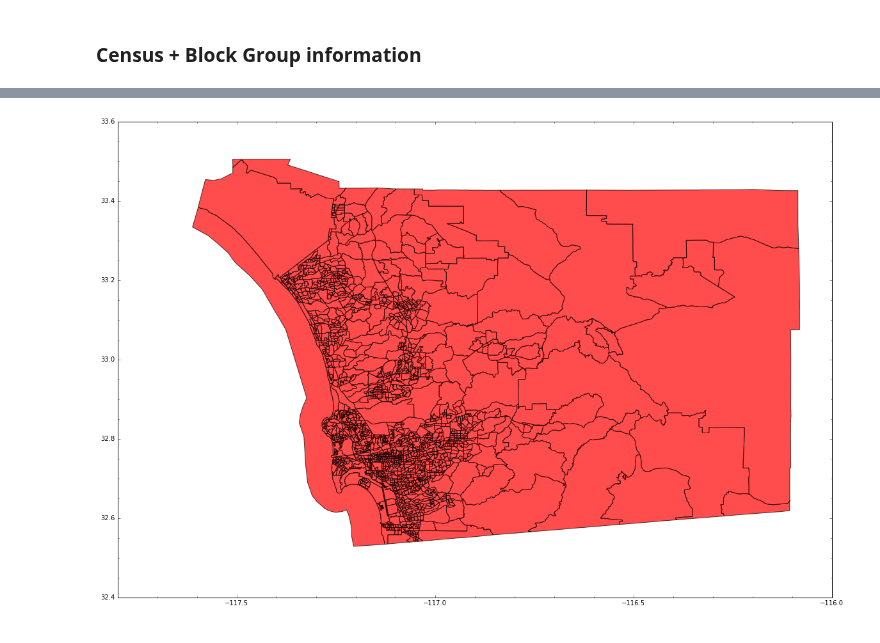
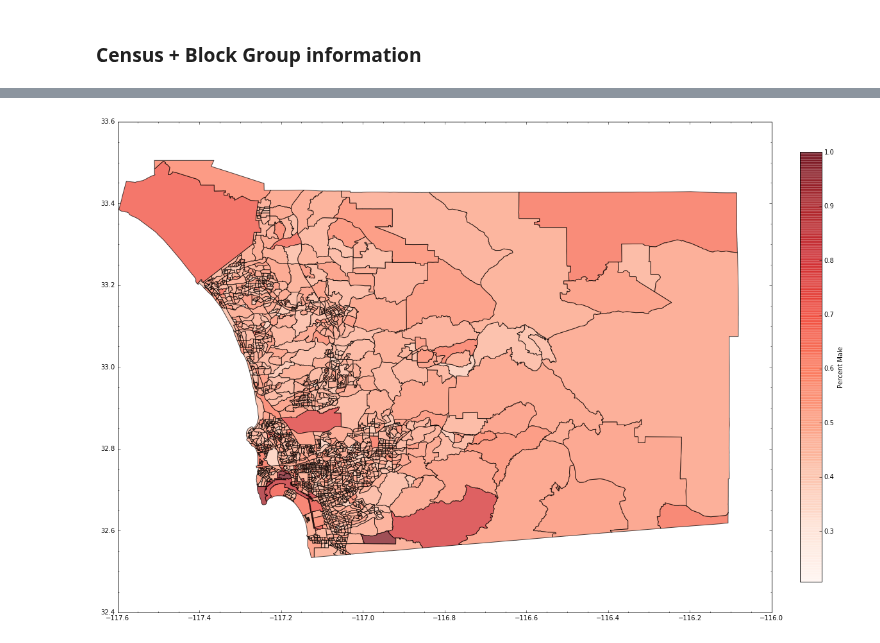
Before and after one commit to katiesch/insight2016, a Jupyter notebook: 311_blocks.ipynb, the cells around one changed output, grey strips where cells are left out. Cells and saved outputs as stored; diff of their text form; code cells hidden in the pictures.

Commit message:
Colorcoding block groups based on demographic information

```diff
--- a/311_blocks.ipynb
+++ b/311_blocks.ipynb
@@ -619,8 +619,8 @@ can use reader.fields for a bit more info
 # %%
 bg_info = pd.DataFrame(reader.records())
 # %%
-sdcounty = bg_info.loc[np.where(bg_info[1]=='073')[0]]
-sdcounty_index = np.where(bg_info[1]=='073')[0]
+sdcounty = bg_info.loc[np.where((bg_info[1]=='073') & (bg_info[3]!='0'))[0]]
+sdcounty_index = np.where((bg_info[1]=='073') & (bg_info[3]!='0'))[0]
 # %% [markdown]
 ### Census + Block Group information
 # %%
@@ -635,6 +630,6 @@ See the caveats in the documentation: http://pandas.pydata.org/pandas-docs/stabl
 # %%
-sdcounty['tract'] = sdcounty['tract'].astype(int)
-sdcounty['blockgroup'] = sdcounty['blockgroup'].astype(int)
+sdcounty.loc[:,'tract'] = sdcounty.loc[:,'tract'].astype(int)
+sdcounty.loc[:,'blockgroup'] = sdcounty.loc[:,'blockgroup'].astype(int)
 
-census_trimmed['tract'] = census_trimmed['tract'].astype(int)
-census_trimmed['blockgroup'] = census_trimmed['blockgroup'].astype(int)
+census_trimmed.loc[:,'tract'] = census_trimmed.loc[:,'tract'].astype(int)
+census_trimmed.loc[:,'blockgroup'] = census_trimmed.loc[:,'blockgroup'].astype(int)
@@ -650,3 +636,3 @@ See the caveats in the documentation: http://pandas.pydata.org/pandas-docs/stabl
 # %%
-barf = pd.merge(sdcounty, census_trimmed, on=['tract', 'blockgroup'], how='left')
+census_combo = pd.merge(sdcounty, census_trimmed, on=['tract', 'blockgroup'], how='left')
 # %%
@@ -726,14 +655,22 @@ census_trimmed[['GEOGRAPHIC AREA CODES - Census Tract', 'GEOGRAPHIC AREA CODES -
 # %%
-fig=plt.subplots(1,1, figsize=(20,20))
-
+fig,ax = plt.subplots(1,1, figsize=(20,20))
+patches = []
 for i in range(0,len(sdcounty_index)):
     barf = pd.DataFrame(shapes[sdcounty_index[i]].points)
-    poly = plt.Polygon(barf[[0,1]], fc='r', ec='k', alpha=0.7)
-    plt.gca().add_patch(poly)
+    poly = plt.Polygon(barf[[0,1]], fc='none', ec='k', alpha=0.7)
+    patches.append(poly)
+    #plt.gca().add_patch(poly)
+
+colors = census_combo['Estimate; Male:']
+p = PatchCollection(patches, cmap='Reds', alpha=0.7)
+p.set_array(np.array(colors))
+p.set_clim([min(colors),max(colors)])
+ax.add_collection(p)
+plt.colorbar(p, fraction=0.046, pad=0.04, shrink=0.6, label='Percent Male')
 
 plt.axis('scaled')
 plt.minorticks_on()
 
 plt.show()
 # %% [output]
-[figure, old version]
+[figure, new version]
```
Also changed, not shown: parts of 9 cells of this notebook.
